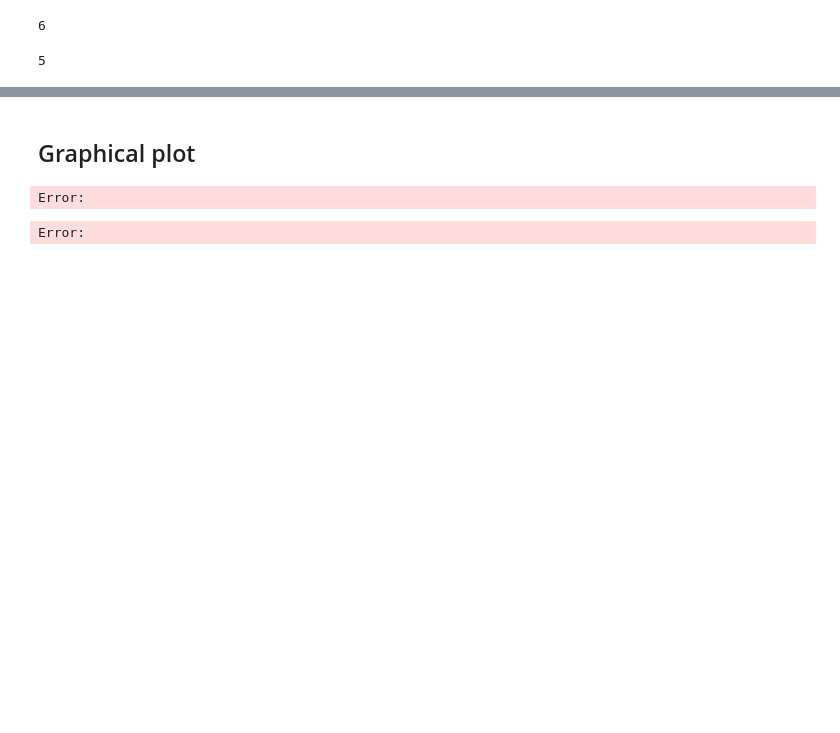
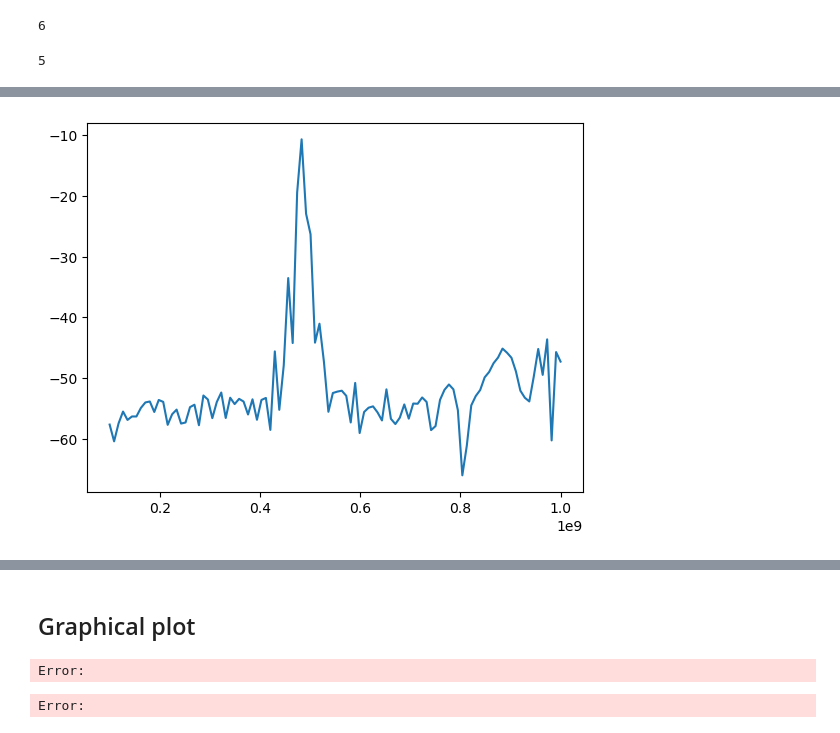
Before and after one commit to SatoshiHaku/measureSystems, a Jupyter notebook: testPymeasure.ipynb, the cells around one changed output, grey strips where cells are left out. Cells and saved outputs as stored; diff of their text form; code cells hidden in the pictures; blank space fills up the shorter version.

Commit message:
add AgilentN5222A(frequency sweep and CW)

```diff
--- a/testPymeasure.ipynb
+++ b/testPymeasure.ipynb
@@ -75,0 +185,14 @@ ADCMT.write("NZ0")
+# %%
+import pyvisa
+
+rm = pyvisa.ResourceManager()
+List = rm.list_resources() # read instruments by GPIB
+Inst_l = []
+Instname_l = []
+for resource in List:
+    inst = rm.open_resource(resource)
+    print(resource)
+    print(inst.query("*IDN?")) # send query for name of instrument
+
+    Inst_l.append(inst)
+    Instname_l.append(inst.query("*IDN?"))
@@ -75,0 +211,2 @@ ADCMT.write("NZ0")
+# %%
+netana = rm.open_resource('GPIB::16')
@@ -75,0 +221,3 @@ ADCMT.write("NZ0")
+# %%
+def SendAna(str):
+    return netana.write(str)
@@ -75,0 +226,62 @@ ADCMT.write("NZ0")
+# %%
+import time
+SendAna("SYST:FPReset") # preset
+
+SendAna("DISPlay:WINDow1:STATE ON")#turn on display
+SendAna("CALCulate1:PARameter:DEFine:EXT 'MyMeas1',S21")#Define masurement name and parameters
+SendAna("DISPlay:WINDow1:TRACe1:FEED 'MyMeas1'")#shows graph result in window
+# SendAna("CALC:PAR:SEL 'MyMeas1'")
+
+
+SendAna("SENS1:SWE:TYPE 'LIN'")#sweep type
+SendAna("SENS1:FREQ:STAR 1e8")#Start of frequency
+SendAna("SENS1:FREQ:STOP 1e9")#End of frequency
+SendAna("SENS1:SWE:POIN 102")#Numebr of sweep points
+SendAna("SOUR:POW1 5") #power DB
+SendAna("SENSe1:BWID 1kHZ")#band width
+
+
+SendAna("DISP:WIND1:TRAC:Y:SCAL:AUTO") # Auto y scale of display
+
+SendAna("SENS1:AVER:CLE")#Clear average
+SendAna("SENS1:AVER:COUN 2")#1-2^16
+SendAna("SENS1:AVER ON")
+# SendAna("TRIG:SOUR Man")#Trigger set manual
+
+time.sleep(1)
+
+# SendAna("SENS1:SWE:TIME:AUTO ON")#Auto
+SendAna("SENS1:SWE:TIME 0.1")#seconds
+# SendAna("SENS:FREQ 1e9")#CW
+netana.query("SENS1:SWE:TIME?")
+# SendAna("TRIG:CHAN1:AUX:DEL 0")#Aux trigger
+
+
+SendAna("SENS1:X?") #get X values(ex:frequency)
+
+SendAna("CALC1:PAR:CAT?") #->'"MyMeas1,S21"\n'
+SendAna("CALC1:PAR:SEL 'MyMeas1'") #set data name
+SendAna("FORM:DATA 'ASCII'")# set data format
+SendAna("FORM:BORD")#
+time.sleep(1)
+
+# SendAna("CALC1:DATA?")
+X = netana.query("SENS1:X?") # get x data
+Y = netana.query("CALC1:DATA? SDATA")# get complex data
+
+import matplotlib.pyplot as plt
+import numpy as np
+import cmath
+
+x = list(map(float, X.split(",")))#x data
+y0 = list(map(float, Y.split(",")))[0::2] #real part
+y1 = list(map(float, Y.split(",")))[1::2] #imaginary part
+
+y = [x+y*1j for x, y in  zip(y0,y1)] # make complex value from Re and Im
+r = np.array(list(map(abs,y)))#get absolute values
+theta = np.array(list(map(cmath.phase,y)))#get phases
+# print(theta)
+R = 10*np.log10(r**2)# R mW -> dbm
+plt.plot(x, R)
+#plt.yscale("log")
+# %% [output]
@@ -75,0 +289 @@ ADCMT.write("NZ0")
+[figure, added]
```
Also changed, not shown: parts of 51 cells of this notebook, 1 other file.
